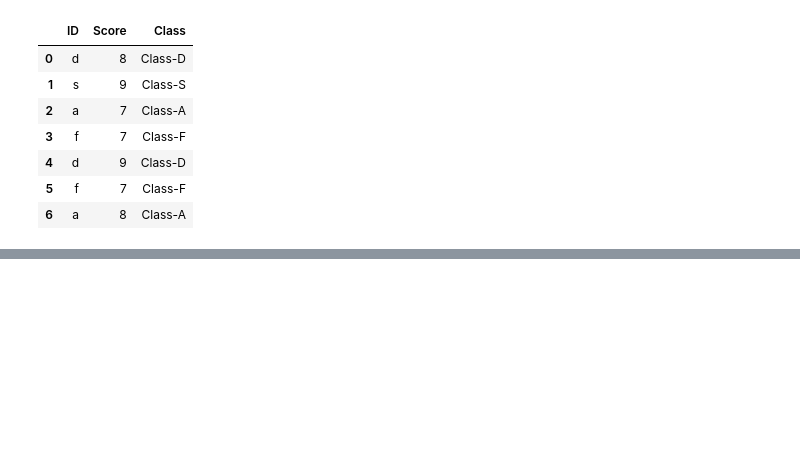
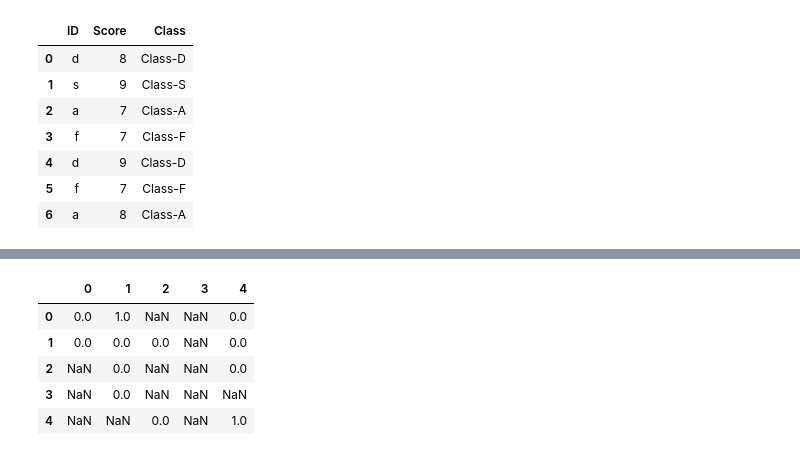
Before and after one commit to McJevons/jupyter-notebook, a Jupyter notebook: 数据清洗和准备（一）.ipynb, the cells around one changed output, grey strips where cells are left out. Cells and saved outputs as stored; diff of their text form; code cells hidden in the pictures; blank space fills up the shorter version.

```diff
--- a/数据清洗和准备（一）.ipynb
+++ b/数据清洗和准备（一）.ipynb
@@ -254,0 +284,9 @@ data['ID'].map(d)
+# %%
+data.replace([-1, -2], NA)  # 一次替换2个值
+# %% [output]
+|  | 0 | 1 | 2 | 3 | 4 |
+| 0 | 0.0 | 1.0 | NaN | NaN | 0.0 |
+| 1 | 0.0 | 0.0 | 0.0 | NaN | 0.0 |
+| 2 | NaN | 0.0 | NaN | NaN | 0.0 |
+| 3 | NaN | 0.0 | NaN | NaN | NaN |
+| 4 | NaN | NaN | 0.0 | NaN | 1.0 |
```
Also changed, not shown: parts of 22 cells of this notebook.
